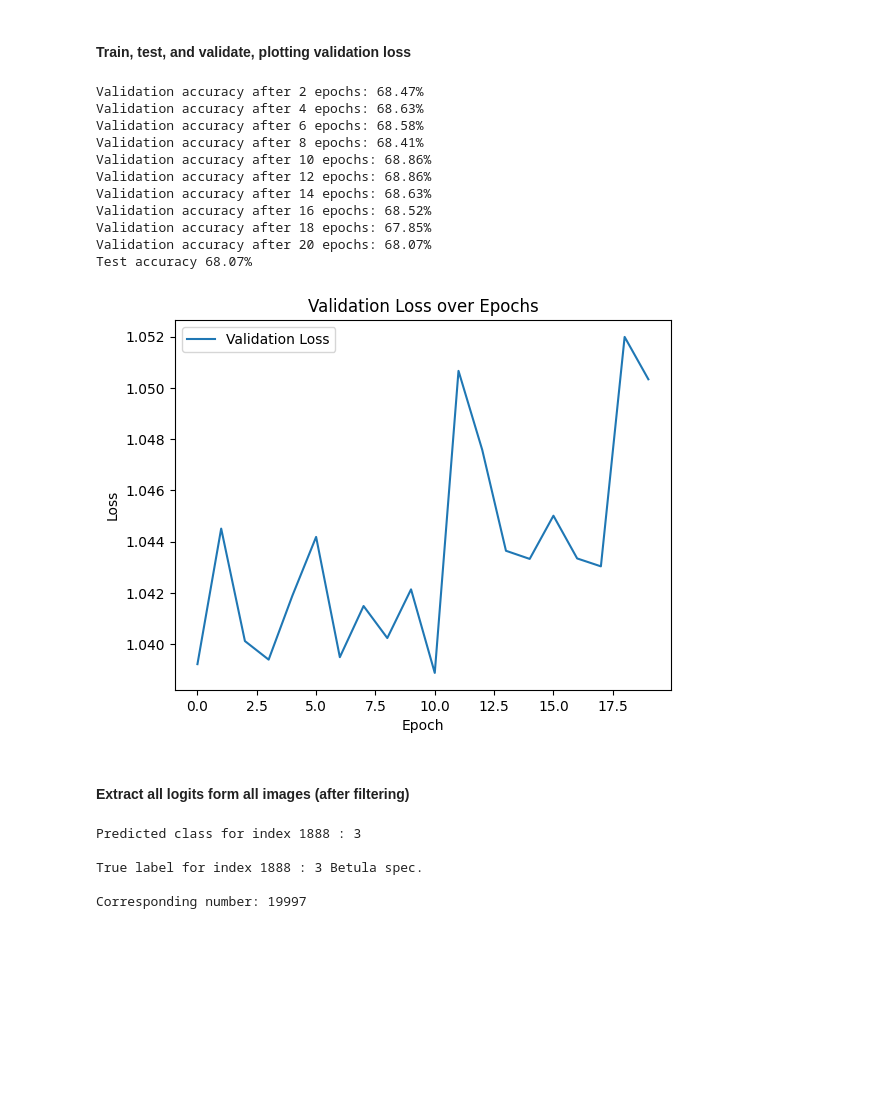
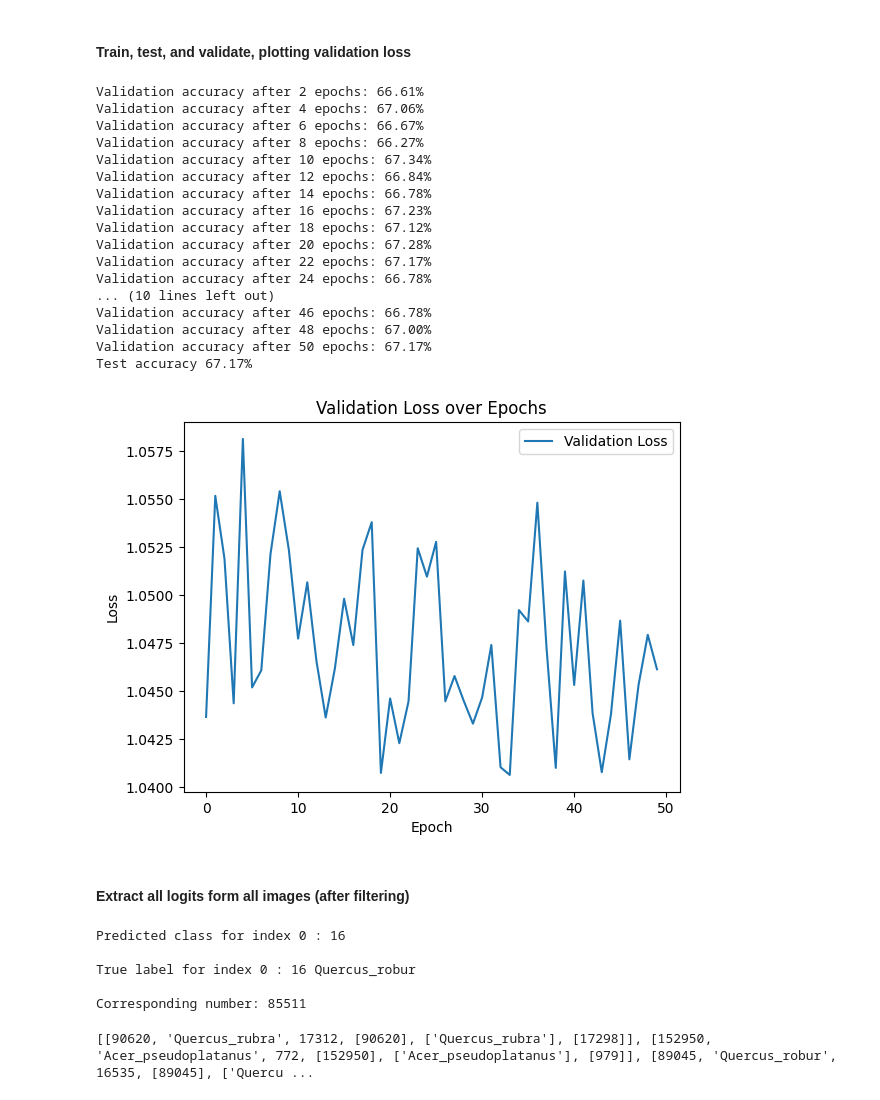
Before and after one commit to adampotton/MDM3-Rep-3, a Jupyter notebook: S2_MODELS/S2_CNN_model4.ipynb, the cells around one changed output. Drawn from its saved outputs; the diff is of its cells as text; code cells hidden in the pictures; blank space fills up the shorter version.

```diff
--- a/S2_MODELS/S2_CNN_model4.ipynb
+++ b/S2_MODELS/S2_CNN_model4.ipynb
@@ -45,7 +46,7 @@ filtered_table = table_numeric[(table_numeric[columns_to_check] >= tol).any(axis
 
 indexes = np.where(np.isin(numbers, filtered_table['File Number']))[0]
 
-arrays = np.load('/content/drive/My Drive/S2 Data All/arrays.npy')
+arrays = np.load('/content/drive/My Drive/Aerial Data/Both Imagery/arrays.npy')
 labels = np.load('/content/drive/My Drive/S2 Data All/labels.npy')
 
 arrays_reduced = arrays[indexes]
@@ -206,46 +207,52 @@ def test():
     model.eval()
     with torch.no_grad():
         correct = 0
         total = 0
         for images, labels in test_loader:
             images = images.to(device)
             labels = labels.to(device)
 
             logits = model(images.permute(0, 3, 1, 2))
 
             predicted = torch.argmax(logits, dim=1)
             correct += (predicted == labels).sum().item()
             total += labels.size(0)
             accuracy = 100 * correct / total
         print(f'Test accuracy {100 * correct / total:.2f}%')
 
-num_epochs = 20
+num_epochs = 50
 val_losses = []
 for epoch in range(num_epochs):
     train()
     val_loss = validation(epoch)
     val_losses.append(val_loss)
 test()
 
 plt.plot(val_losses, label='Validation Loss')
 plt.xlabel('Epoch')
 plt.ylabel('Loss')
 plt.title('Validation Loss over Epochs')
 plt.legend()
 plt.show()
 # %% [output]
-Validation accuracy after 2 epochs: 68.47%
-Validation accuracy after 4 epochs: 68.63%
-Validation accuracy after 6 epochs: 68.58%
-Validation accuracy after 8 epochs: 68.41%
-Validation accuracy after 10 epochs: 68.86%
-Validation accuracy after 12 epochs: 68.86%
-Validation accuracy after 14 epochs: 68.63%
-Validation accuracy after 16 epochs: 68.52%
-Validation accuracy after 18 epochs: 67.85%
-Validation accuracy after 20 epochs: 68.07%
-Test accuracy 68.07%
+Validation accuracy after 2 epochs: 66.61%
+Validation accuracy after 4 epochs: 67.06%
+Validation accuracy after 6 epochs: 66.67%
+Validation accuracy after 8 epochs: 66.27%
+Validation accuracy after 10 epochs: 67.34%
+Validation accuracy after 12 epochs: 66.84%
+Validation accuracy after 14 epochs: 66.78%
+Validation accuracy after 16 epochs: 67.23%
+Validation accuracy after 18 epochs: 67.12%
+Validation accuracy after 20 epochs: 67.28%
+Validation accuracy after 22 epochs: 67.17%
+Validation accuracy after 24 epochs: 66.78%
+... (10 lines left out)
+Validation accuracy after 46 epochs: 66.78%
+Validation accuracy after 48 epochs: 67.00%
+Validation accuracy after 50 epochs: 67.17%
+Test accuracy 67.17%
-[figure, old version]
+[figure, new version]
 # %% [markdown]
 #### Extract all logits form all images (after filtering)
 # %%
@@ -287,5 +302,5 @@ all_logits = logit_extract()
 # %%
-i = 1888
+i = 0
 
 print("\nPredicted class for index", i, ":",np.array(torch.argmax(all_logits[i], dim=0)))
 
@@ -293,8 +308,13 @@ print("\nTrue label for index", i, ":",all_labels_numeric[i],all_labels[i])
 
 print("\nCorresponding number:", all_numbers[i])
 # %% [output]
-Predicted class for index 1888 : 3
+Predicted class for index 0 : 16
 
-True label for index 1888 : 3 Betula spec.
+True label for index 0 : 16 Quercus_robur
 
-Corresponding number: 19997
+Corresponding number: 85511
+# %%
+print(data)
+print([item[5] for item in data])
+# %% [output]
+[[90620, 'Quercus_rubra', 17312, [90620], ['Quercus_rubra'], [17298]], [152950, 'Acer_pseudoplatanus', 772, [152950], ['Acer_pseudoplatanus'], [979]], [89045, 'Quercus_robur', 16535, [89045], ['Quercu ...
```
Also changed, not shown: parts of 3 cells of this notebook.
